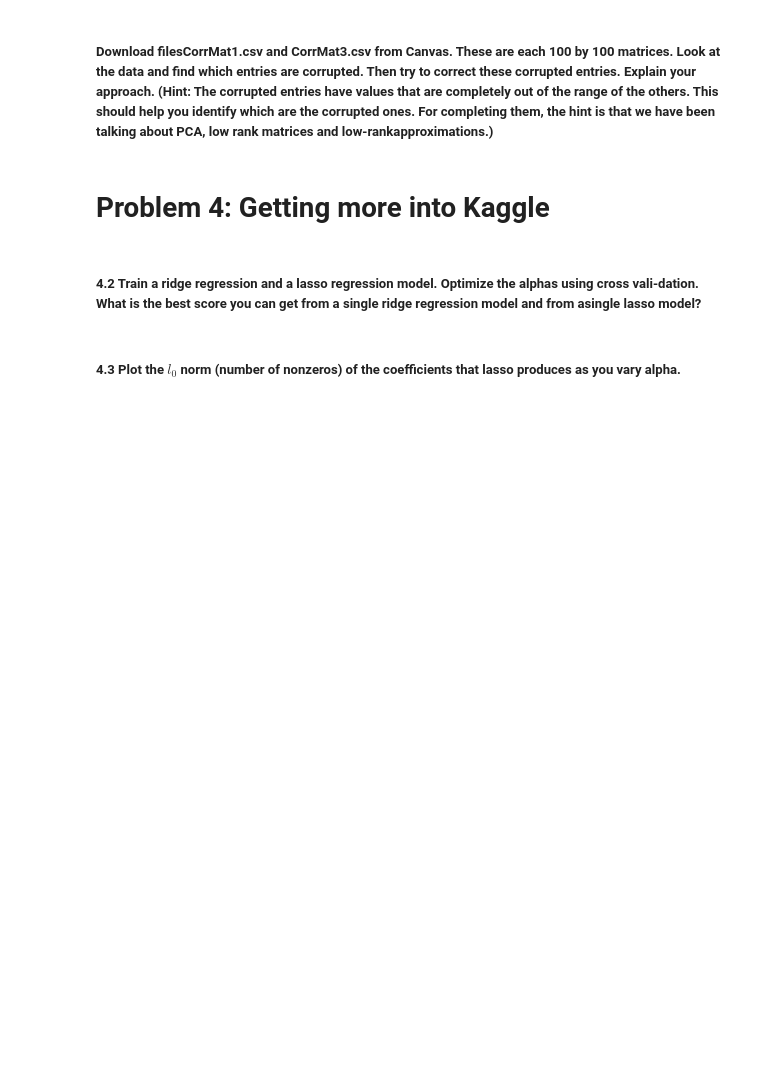
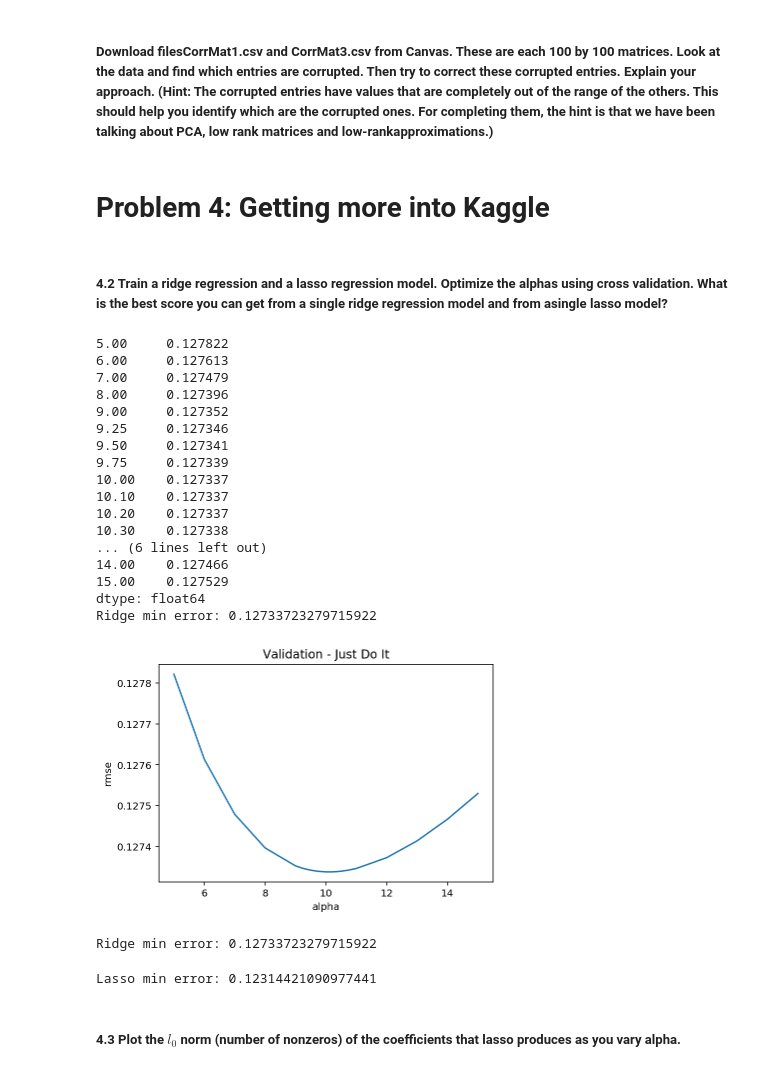
Before and after one commit to KylePolansky/EE379K-DS, a Jupyter notebook: Lab4/Lab4.ipynb, the cells around one changed output. Saved outputs shown, nothing was run; the diff lists cells and outputs as text; code cells hidden in the pictures; blank space fills up the shorter version.

```diff
--- a/Lab4/Lab4.ipynb
+++ b/Lab4/Lab4.ipynb
@@ -119,4 +119,4 @@ Corresponding Eigenvectors:  [-0.44028668 -0.41418522 -0.74858172  0.58040456 -0
 # %% [markdown]
 # Problem 4: Getting more into Kaggle
 # %% [markdown]
-##### 4.2 Train a ridge regression and a lasso regression model.  Optimize the alphas using cross vali-dation.  What is the best score you can get from a single ridge regression model and from asingle lasso model?
+##### 4.2 Train a ridge regression and a lasso regression model.  Optimize the alphas using cross validation.  What is the best score you can get from a single ridge regression model and from asingle lasso model?
@@ -123,2 +164,57 @@ Corresponding Eigenvectors:  [-0.44028668 -0.41418522 -0.74858172  0.58040456 -0
+# %%
+from sklearn.linear_model import Ridge, RidgeCV, ElasticNet, LassoCV, LassoLarsCV, LinearRegression, LogisticRegression
+from sklearn.model_selection import cross_val_score
+
+def rmse_cv(model):
+    rmse= np.sqrt(-cross_val_score(model, X_train, y, scoring="neg_mean_squared_error", cv = 5))
+    return(rmse)
+# %%
+#Ridge
+model_ridge = Ridge()
+
+alphas = [5, 6, 7, 8, 9, 9.25, 9.5, 9.75, 10, 10.1, 10.2, 10.3, 10.4, 10.5, 10.75, 11, 12, 13, 14, 15]
+cv_ridge = [rmse_cv(Ridge(alpha = alpha)).mean()
+            for alpha in alphas]
+
+cv_ridge = pd.Series(cv_ridge, index = alphas)
+
+cv_ridge.plot(title = "Validation - Just Do It")
+plt.xlabel("alpha")
+plt.ylabel("rmse")
+
+print(cv_ridge)
+print("Ridge min error: %s" % str(cv_ridge.min()))
+# %% [output]
+5.00     0.127822
+6.00     0.127613
+7.00     0.127479
+8.00     0.127396
+9.00     0.127352
+9.25     0.127346
+9.50     0.127341
+9.75     0.127339
+10.00    0.127337
+10.10    0.127337
+10.20    0.127337
+10.30    0.127338
+... (6 lines left out)
+14.00    0.127466
+15.00    0.127529
+dtype: float64
+Ridge min error: 0.12733723279715922
+[figure, added]
+# %%
+model_ridge = Ridge(alpha = 10.1).fit(X_train, y)
+print("Ridge min error: %s" % str(rmse_cv(model_ridge).mean()))
+ridge_coef = pd.Series(model_ridge.coef_, index = X_train.columns)
+# %% [output]
+Ridge min error: 0.12733723279715922
+# %%
+#Lasso
+model_lasso = LassoCV(alphas = [0.1, 0.01, 0.005, 0.001, 0.0005]).fit(X_train, y)
+
+print("Lasso min error: %s" % str(rmse_cv(model_lasso).mean()))
+# %% [output]
+Lasso min error: 0.12314421090977441
 # %% [markdown]
 ##### 4.3 Plot the $l_0$ norm (number of nonzeros) of the coefficients that lasso produces as you vary alpha.
```
Also changed, not shown: parts of 9 cells of this notebook, 1 other file.
